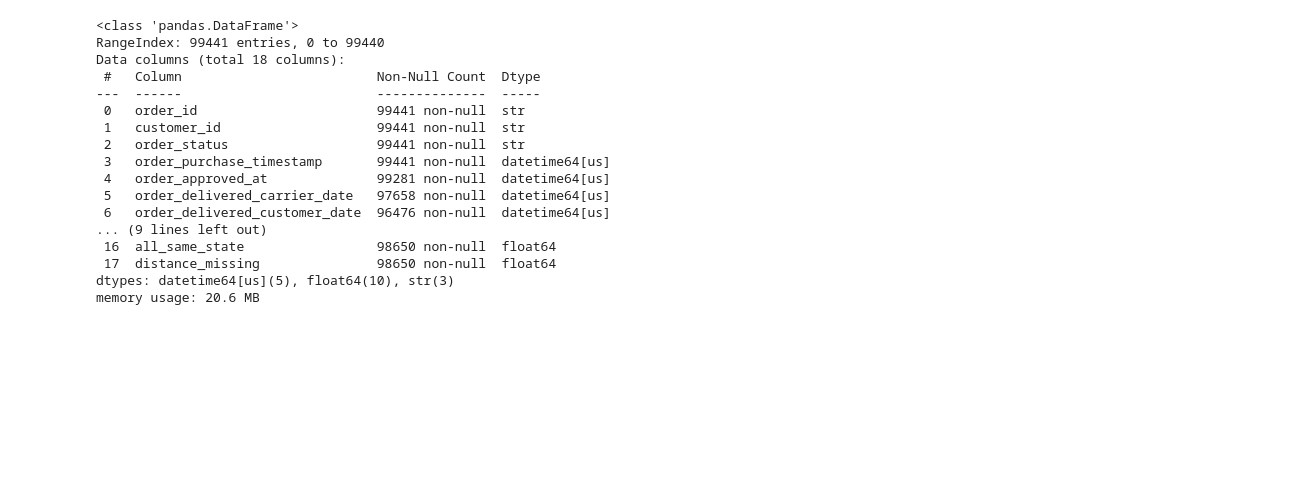
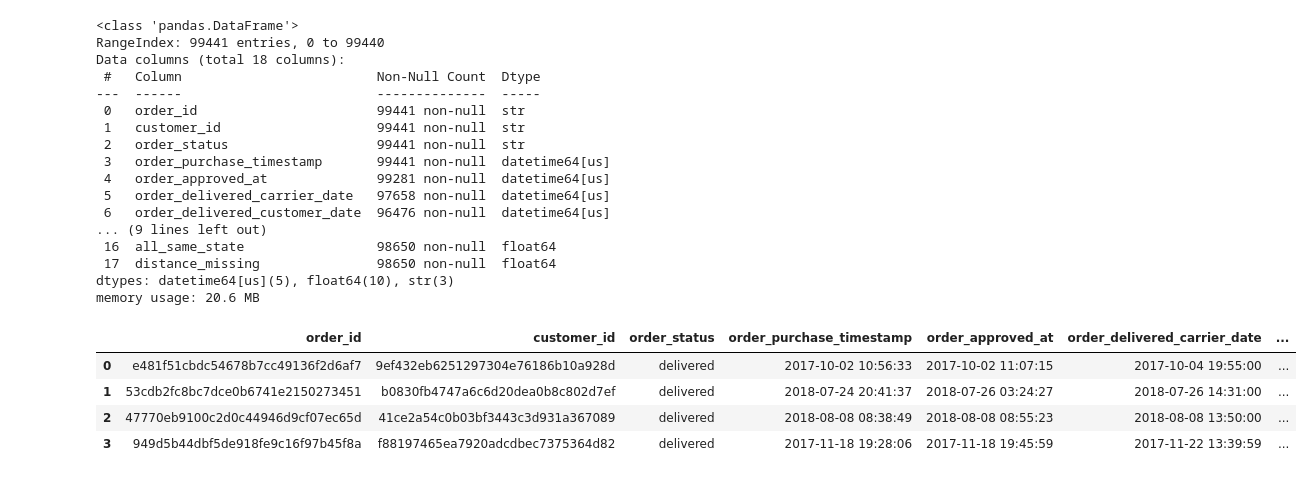
Before and after one commit to Hassangenius/Olist-date-prediction, a Jupyter notebook: Olist_part_2.ipynb, the cells around one changed output. Drawn from its saved outputs; the diff is of its cells as text; code cells hidden in the pictures; blank space fills up the shorter version.

```diff
--- a/Olist_part_2.ipynb
+++ b/Olist_part_2.ipynb
@@ -9,15 +23,15 @@ import numpy as np
 # %%
-customers = pd.read_csv('olist_customers_dataset.csv')
+customers = pd.read_csv(r'C:\Users\user\Downloads\olist_customers_dataset.csv')
 items = pd.read_csv(
-    'olist_order_items_dataset.csv',
+    r'C:\Users\user\Downloads\olist_order_items_dataset.csv',
     parse_dates=['shipping_limit_date']
 )
 orders    = pd.read_csv(
-    'olist_orders_dataset.csv',
+    r'C:\Users\user\Downloads\olist_orders_dataset.csv',
     parse_dates=['order_purchase_timestamp', 'order_approved_at', "order_delivered_carrier_date", "order_delivered_customer_date", "order_estimated_delivery_date" ])
-products  = pd.read_csv('olist_products_dataset.csv')
-sellers   = pd.read_csv('olist_sellers_dataset.csv')
-geo       = pd.read_csv('olist_geolocation_dataset.csv')
+products  = pd.read_csv(r'C:\Users\user\Downloads\olist_products_dataset.csv')
+sellers   = pd.read_csv(r'C:\Users\user\Downloads\olist_sellers_dataset.csv')
+geo       = pd.read_csv(r'C:\Users\user\Downloads\olist_geolocation_dataset.csv')
 # %%
 items.info()
 # %% [output]
@@ -421,0 +447,8 @@ memory usage: 20.6 MB
+# %%
+df.head(4)
+# %% [output]
+|  | order_id | customer_id | order_status | order_purchase_timestamp | order_approved_at | order_delivered_carrier_date | ... |
+| 0 | e481f51cbdc54678b7cc49136f2d6af7 | 9ef432eb6251297304e76186b10a928d | delivered | 2017-10-02 10:56:33 | 2017-10-02 11:07:15 | 2017-10-04 19:55:00 | ... |
+| 1 | 53cdb2fc8bc7dce0b6741e2150273451 | b0830fb4747a6c6d20dea0b8c802d7ef | delivered | 2018-07-24 20:41:37 | 2018-07-26 03:24:27 | 2018-07-26 14:31:00 | ... |
+| 2 | 47770eb9100c2d0c44946d9cf07ec65d | 41ce2a54c0b03bf3443c3d931a367089 | delivered | 2018-08-08 08:38:49 | 2018-08-08 08:55:23 | 2018-08-08 13:50:00 | ... |
+| 3 | 949d5b44dbf5de918fe9c16f97b45f8a | f88197465ea7920adcdbec7375364d82 | delivered | 2017-11-18 19:28:06 | 2017-11-18 19:45:59 | 2017-11-22 13:39:59 | ... |
```
Also changed, not shown: parts of 6 cells of this notebook, 2 other files.
